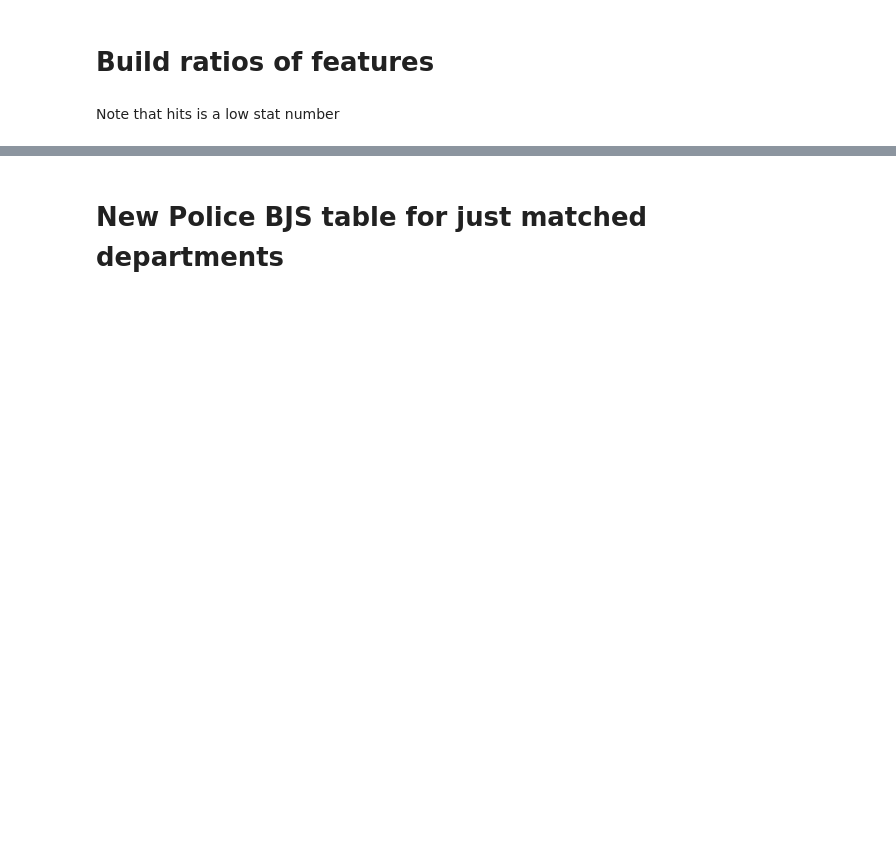
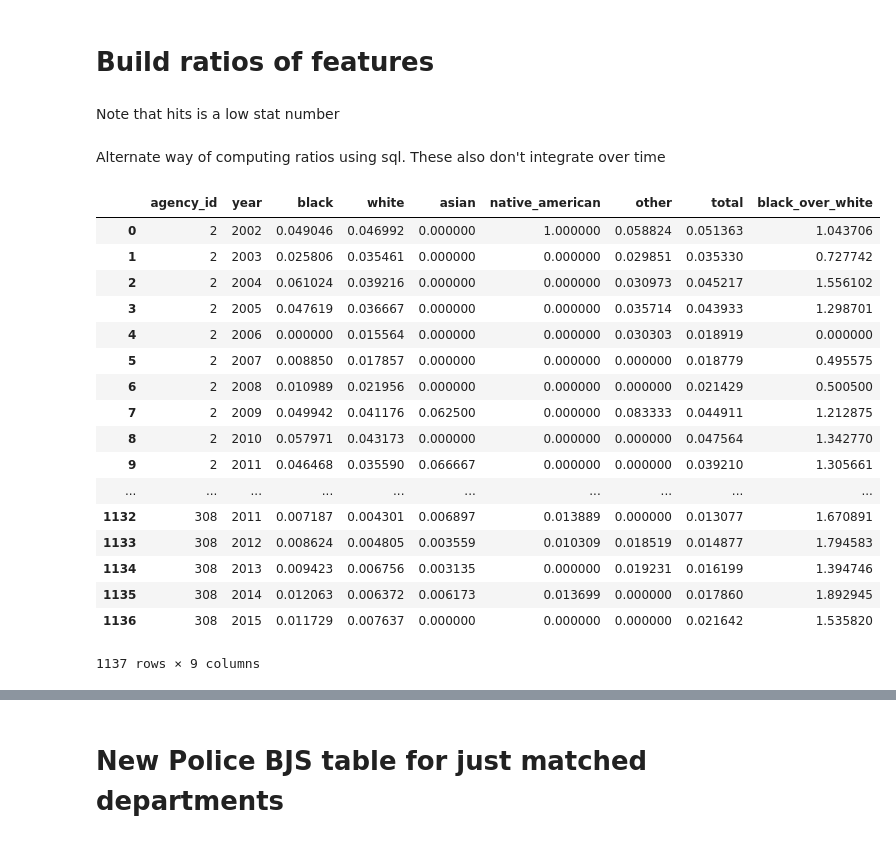
Before and after one commit to along528/insight, a Jupyter notebook: studies/nctraffic/combined_new_features.ipynb, the cells around one changed output, grey strips where cells are left out. Drawn from its saved outputs; the diff is of its cells as text; code cells hidden in the pictures; blank space fills up the shorter version.

```diff
--- a/studies/nctraffic/combined_new_features.ipynb
+++ b/studies/nctraffic/combined_new_features.ipynb
@@ -181,23 +203,44 @@ Note that hits is a low stat number
+# %% [markdown]
+Alternate way of computing ratios using sql. These also don't integrate over time
 # %%
 #if it appears in the searches database then it is a search
 sql_query = """
 SELECT s.agency_id,s.year,
-       h.hits_black/nullif(s.stops_black,0) AS "hits_over_stops_black",
-       h.hits_white/nullif(s.stops_white,0) AS "hits_over_stops_white",
-       h.hits_asian/nullif(s.stops_asian,0) AS "hits_over_stops_asian",
-       h.hits_native_american/nullif(s.stops_native_american,0) AS "hits_over_stops_native_american",
-       h.hits_other/nullif(s.stops_other,0) AS "hits_over_stops_other",
-       h.hits_total/nullif(s.stops_total,0) AS "hits_over_stops_total"
+       h.hits_black/nullif(s.stops_black,0) AS "black",
+       h.hits_white/nullif(s.stops_white,0) AS "white",
+       h.hits_asian/nullif(s.stops_asian,0) AS "asian",
+       h.hits_native_american/nullif(s.stops_native_american,0) AS "native_american",
+       h.hits_other/nullif(s.stops_other,0) AS "other",
+       h.hits_total/nullif(s.stops_total,0) AS "total"
 FROM stops_by_race s
 JOIN hits_by_race h ON s.agency_id = h.agency_id AND s.year = h.year;
 """
 hits_over_stops = pd.read_sql_query(sql_query,con)
 hits_over_stops = hits_over_stops.fillna(0)
-hits_over_stops['hits_over_stops_black_over_white'] = \
-                            hits_over_stops['hits_over_stops_black'].\
-                            divide(hits_over_stops['hits_over_stops_white'],axis='index')
+hits_over_stops['black_over_white'] = \
+                            hits_over_stops['black'].\
+                            divide(hits_over_stops['white'],axis='index')
 hits_over_stops.to_sql('hits_over_stops', engine, if_exists='replace')
 hits_over_stops
+# %% [output]
+|  | agency_id | year | black | white | asian | native_american | other | total | black_over_white |
+| 0 | 2 | 2002 | 0.049046 | 0.046992 | 0.000000 | 1.000000 | 0.058824 | 0.051363 | 1.043706 |
+| 1 | 2 | 2003 | 0.025806 | 0.035461 | 0.000000 | 0.000000 | 0.029851 | 0.035330 | 0.727742 |
+| 2 | 2 | 2004 | 0.061024 | 0.039216 | 0.000000 | 0.000000 | 0.030973 | 0.045217 | 1.556102 |
+| 3 | 2 | 2005 | 0.047619 | 0.036667 | 0.000000 | 0.000000 | 0.035714 | 0.043933 | 1.298701 |
+| 4 | 2 | 2006 | 0.000000 | 0.015564 | 0.000000 | 0.000000 | 0.030303 | 0.018919 | 0.000000 |
+| 5 | 2 | 2007 | 0.008850 | 0.017857 | 0.000000 | 0.000000 | 0.000000 | 0.018779 | 0.495575 |
+| 6 | 2 | 2008 | 0.010989 | 0.021956 | 0.000000 | 0.000000 | 0.000000 | 0.021429 | 0.500500 |
+| 7 | 2 | 2009 | 0.049942 | 0.041176 | 0.062500 | 0.000000 | 0.083333 | 0.044911 | 1.212875 |
+| 8 | 2 | 2010 | 0.057971 | 0.043173 | 0.000000 | 0.000000 | 0.000000 | 0.047564 | 1.342770 |
+| 9 | 2 | 2011 | 0.046468 | 0.035590 | 0.066667 | 0.000000 | 0.000000 | 0.039210 | 1.305661 |
+| ... | ... | ... | ... | ... | ... | ... | ... | ... | ... |
+| 1132 | 308 | 2011 | 0.007187 | 0.004301 | 0.006897 | 0.013889 | 0.000000 | 0.013077 | 1.670891 |
+| 1133 | 308 | 2012 | 0.008624 | 0.004805 | 0.003559 | 0.010309 | 0.018519 | 0.014877 | 1.794583 |
+| 1134 | 308 | 2013 | 0.009423 | 0.006756 | 0.003135 | 0.000000 | 0.019231 | 0.016199 | 1.394746 |
+| 1135 | 308 | 2014 | 0.012063 | 0.006372 | 0.006173 | 0.013699 | 0.000000 | 0.017860 | 1.892945 |
+| 1136 | 308 | 2015 | 0.011729 | 0.007637 | 0.000000 | 0.000000 | 0.000000 | 0.021642 | 1.535820 |
+1137 rows × 9 columns
 # %%
 #if it appears in the searches database then it is a search
 sql_query = """
```
Also changed, not shown: parts of 13 cells of this notebook.
